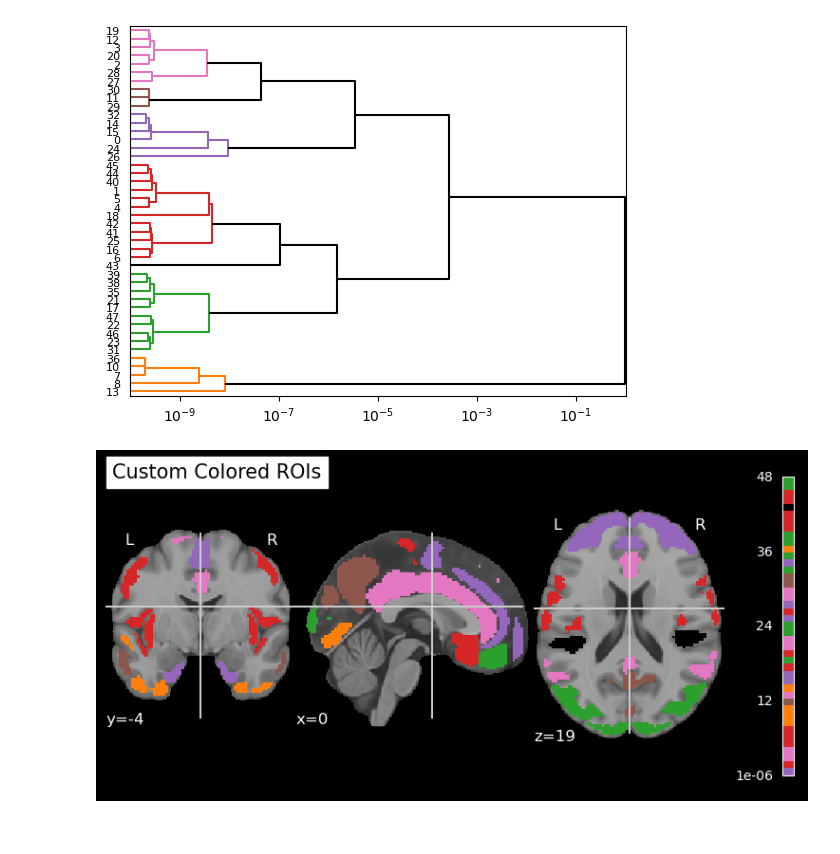
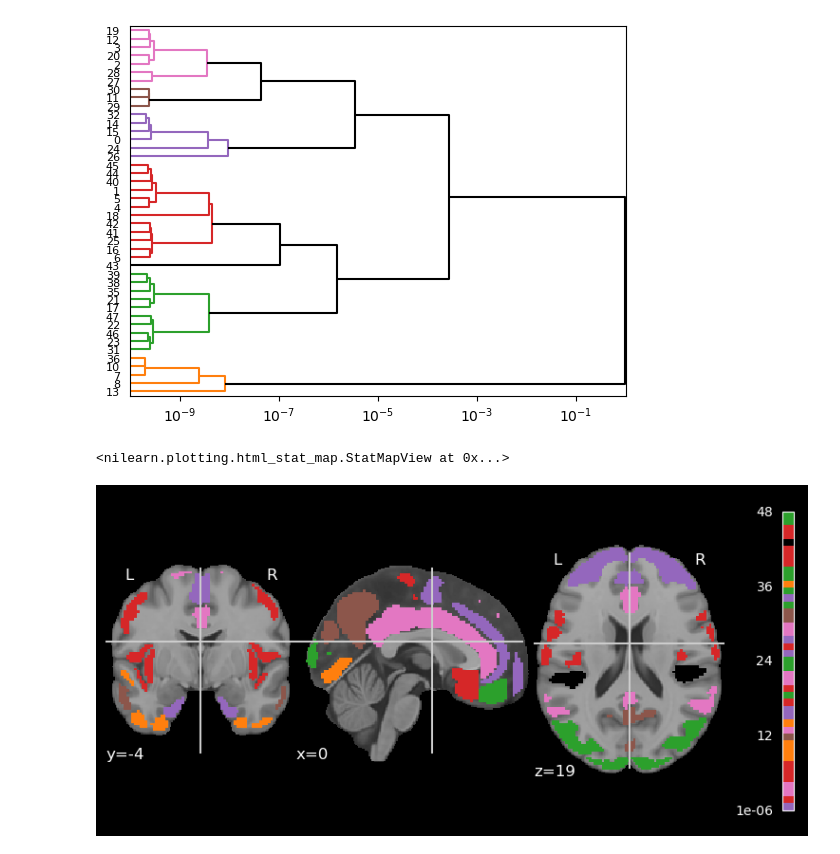
Before and after one commit to giulioiannelli/multifun-brain, a Jupyter notebook: notebooks/03_atlas.ipynb, the cells around one changed output. Saved outputs shown, nothing was run; the diff lists cells and outputs as text; code cells hidden in the pictures.

```diff
--- a/notebooks/03_atlas.ipynb
+++ b/notebooks/03_atlas.ipynb
@@ -88,15 +84,22 @@ leaf_label_colors = {label: color for label, color in zip(dendro['ivl'], dendro[
 node_colors = [leaf_label_colors[label] for _,label in enumerate(label_list)]
 # %% [output]
 [figure]
+# %%
+cmap = ListedColormap(node_colors)
+# %%
+view = plotting.view_img(atlas_img, cmap=cmap, norm=, bg_img=template, title='Interactive Atlas Viewer')
+view
+# %% [output]
+<nilearn.plotting.html_stat_map.StatMapView at 0x...>
 # %%
-all_colors = node_colors[:]
-cmap = ListedColormap(all_colors)
 plotting.plot_stat_map(
     atlas_img,
     bg_img=template,
     cmap=cmap,
-    title='Custom Colored ROIs'
+    # title='Custom Colored ROIs',
+    +                        <
+    # cut_coords=[7, 42, 2],
 )
 plotting.show()
 # %% [output]
-[figure, old version]
+[figure, new version]
```
Also changed, not shown: parts of 1 cell of this notebook.
